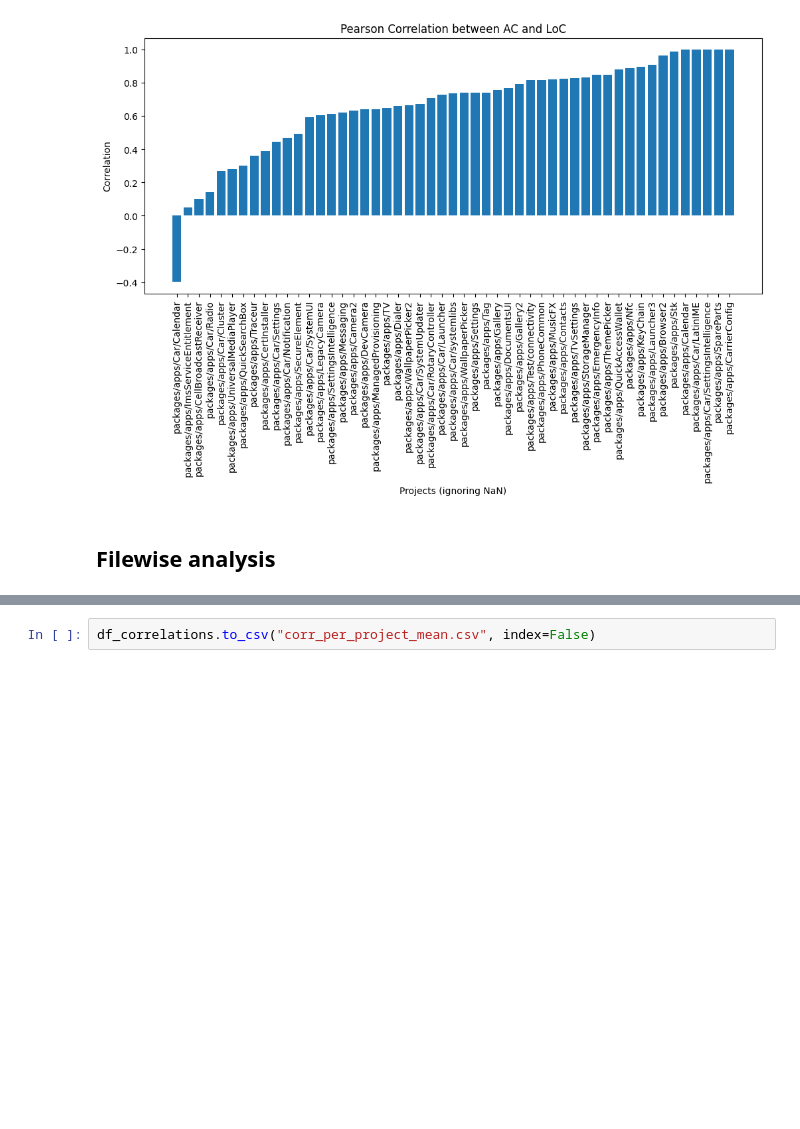
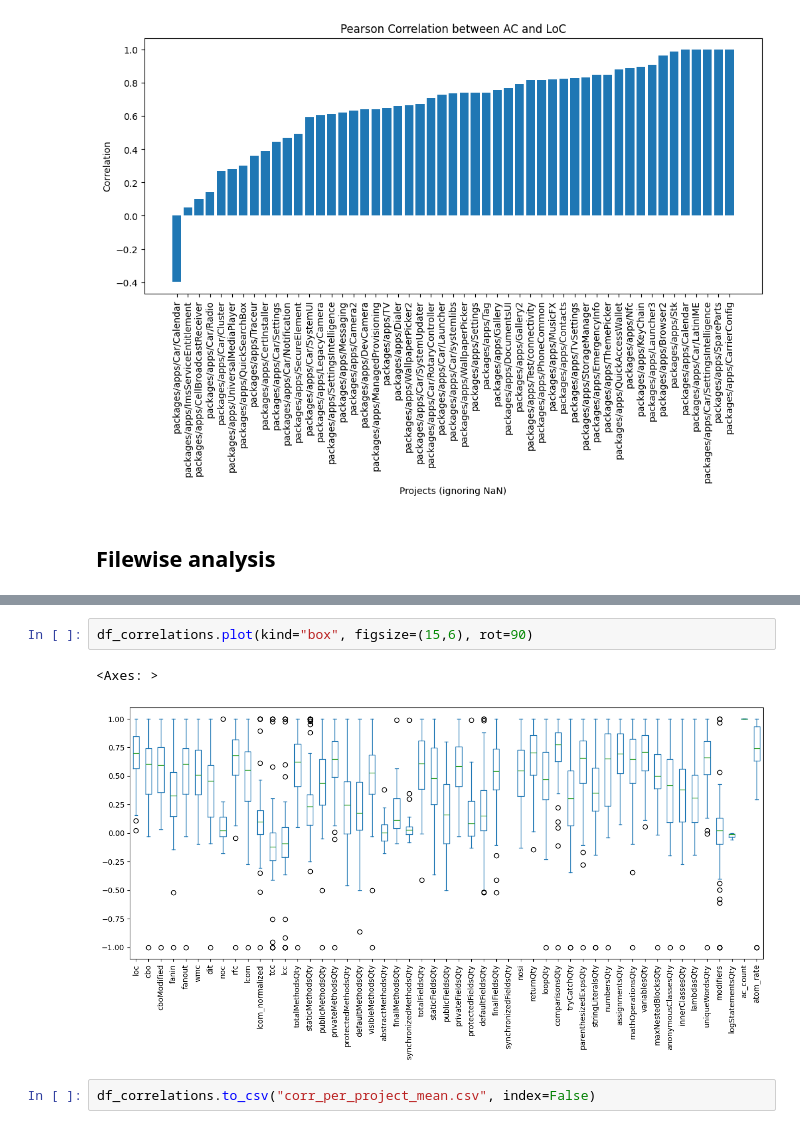
Before and after one commit to davitabosa12/ac_ck_analysis, a Jupyter notebook: android_apps.ipynb, the cells around one changed output, grey strips where cells are left out. Saved outputs shown, nothing was run; the diff lists cells and outputs as text; blank space fills up the shorter version.

```diff
--- a/android_apps.ipynb
+++ b/android_apps.ipynb
@@ -290,3 +348,8 @@ df_correlations
+# %%
+df_correlations.plot(kind="box", figsize=(15,6), rot=90)
+# %% [output]
+<Axes: >
+[figure, added]
 # %%
 df_correlations.to_csv("corr_per_project_mean.csv", index=False)
 # %%
```
Also changed, not shown: parts of 4 cells of this notebook.
